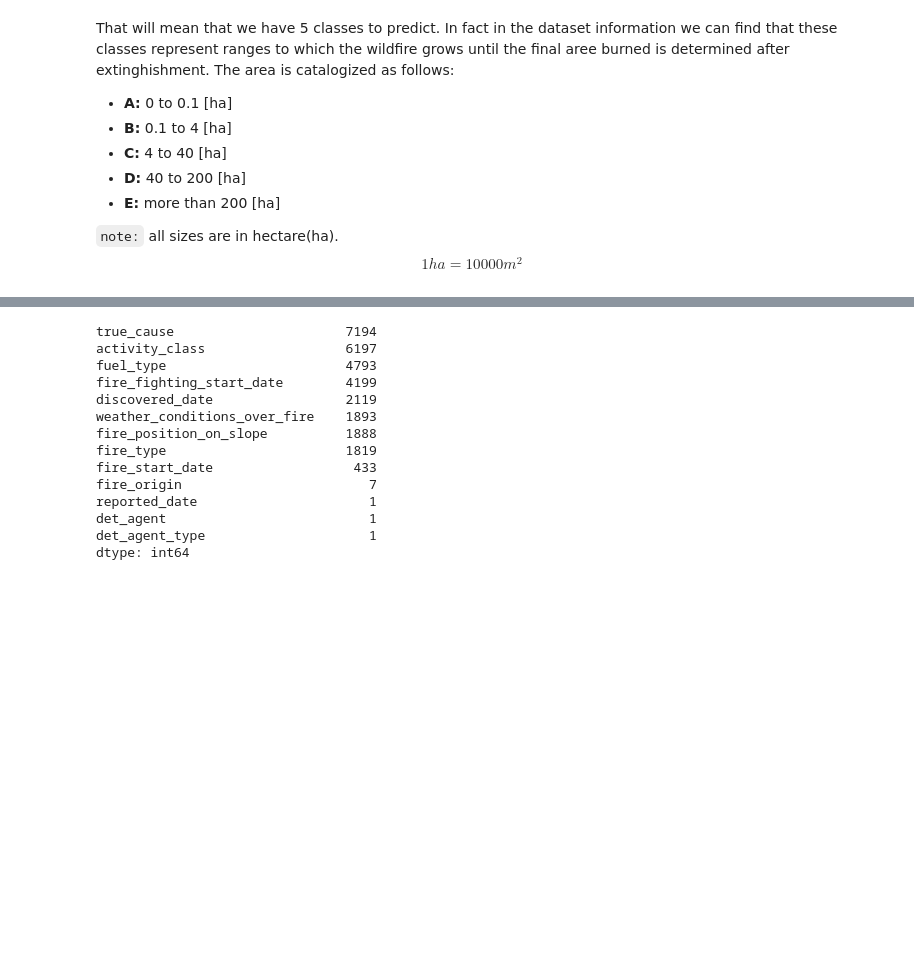
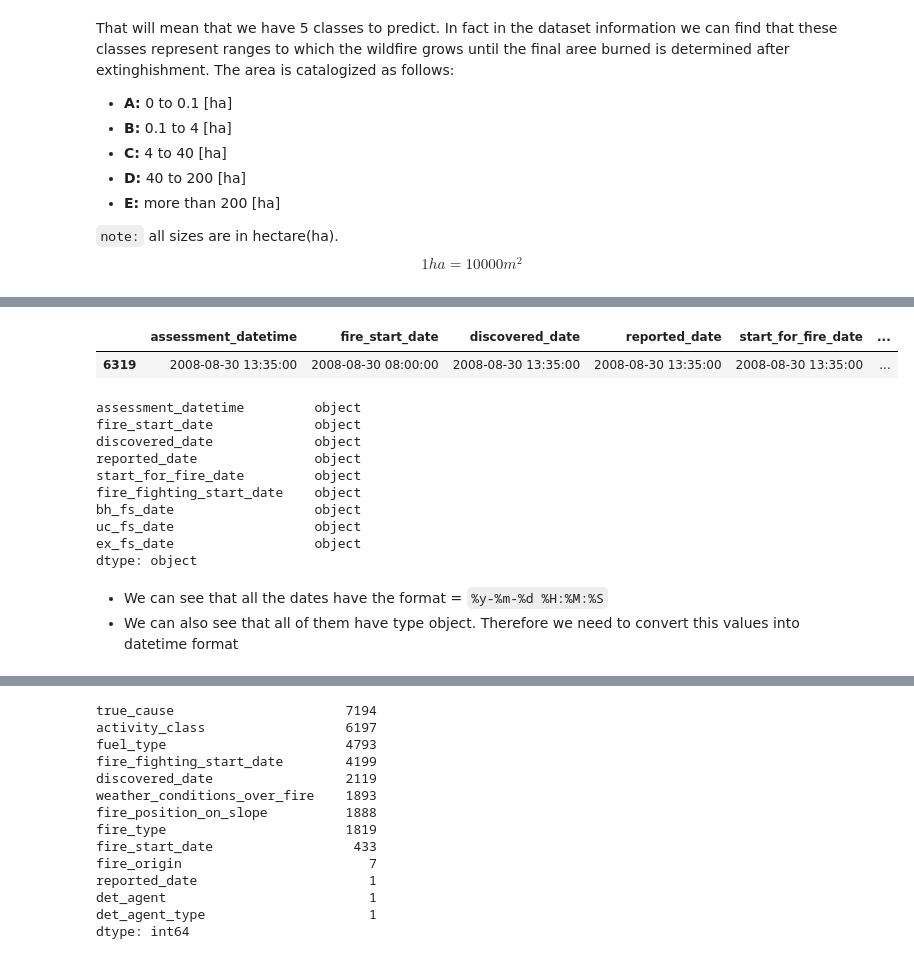
Before and after one commit to CheloGE/CARINO-wildfire_size_prediction, a Jupyter notebook: Wildfire_size_prediction.ipynb, the cells around one changed output, grey strips where cells are left out. Drawn from its saved outputs; the diff is of its cells as text; code cells hidden in the pictures; blank space fills up the shorter version.

```diff
--- a/Wildfire_size_prediction.ipynb
+++ b/Wildfire_size_prediction.ipynb
@@ -101,0 +125,21 @@ That will mean that we have 5 classes to predict. In fact in the dataset informa
+# %%
+dates_list = ['assessment_datetime', 'fire_start_date', 'discovered_date', 'reported_date', 'start_for_fire_date',
+             'fire_fighting_start_date', 'bh_fs_date', 'uc_fs_date', 'ex_fs_date']
+display(train[dates_list].sample(1))
+train[dates_list].dtypes
+# %% [output]
+|  | assessment_datetime | fire_start_date | discovered_date | reported_date | start_for_fire_date | ... |
+| 6319 | 2008-08-30 13:35:00 | 2008-08-30 08:00:00 | 2008-08-30 13:35:00 | 2008-08-30 13:35:00 | 2008-08-30 13:35:00 | ... |
+assessment_datetime         object
+fire_start_date             object
+discovered_date             object
+reported_date               object
+start_for_fire_date         object
+fire_fighting_start_date    object
+bh_fs_date                  object
+uc_fs_date                  object
+ex_fs_date                  object
+dtype: object
+# %% [markdown]
+- We can see that all the dates have the format = `%y-%m-%d %H:%M:%S`
+- We can also see that all of them have type object. Therefore we need to convert this values into datetime format
```
Also changed, not shown: parts of 13 cells of this notebook.
